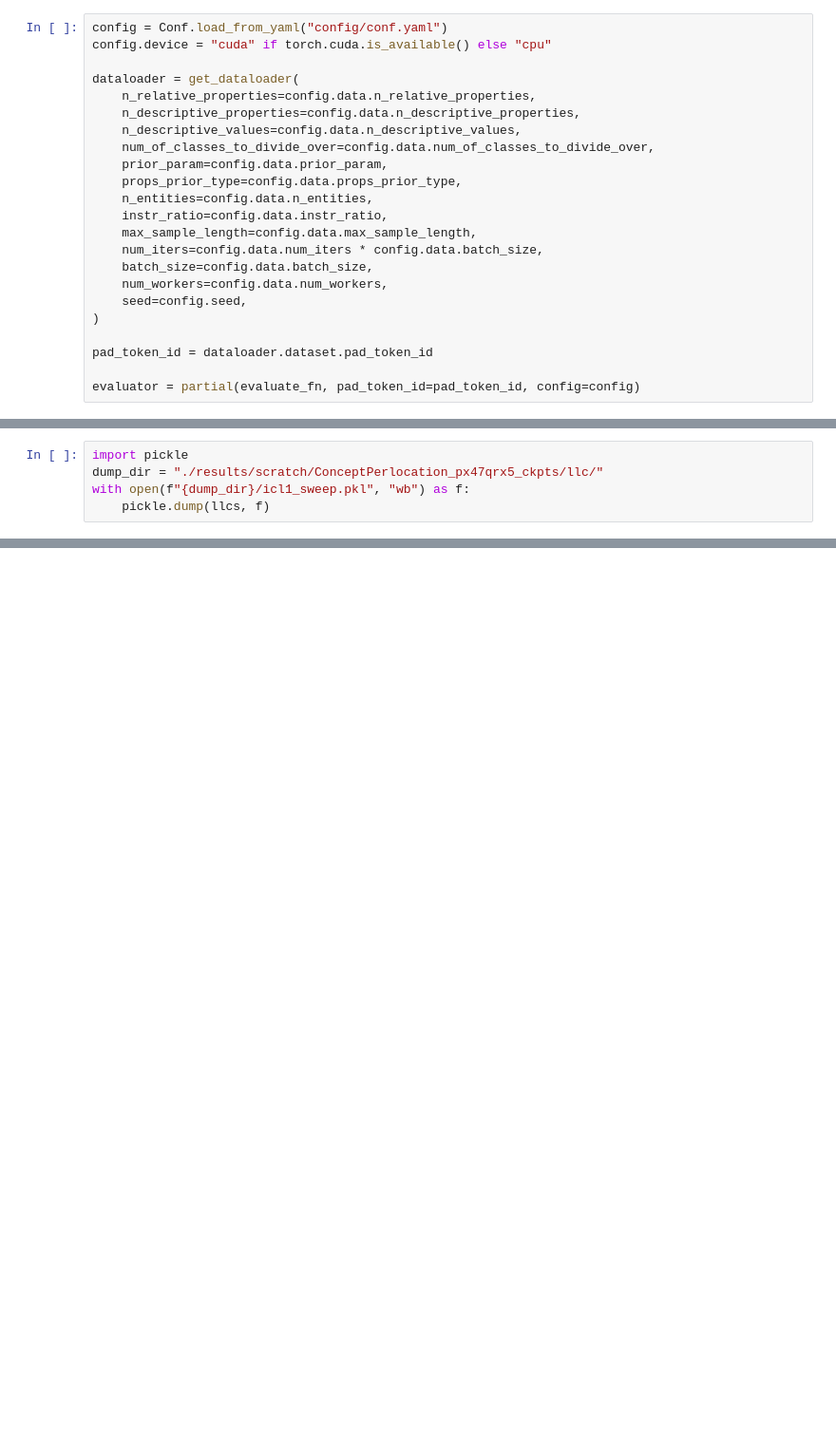
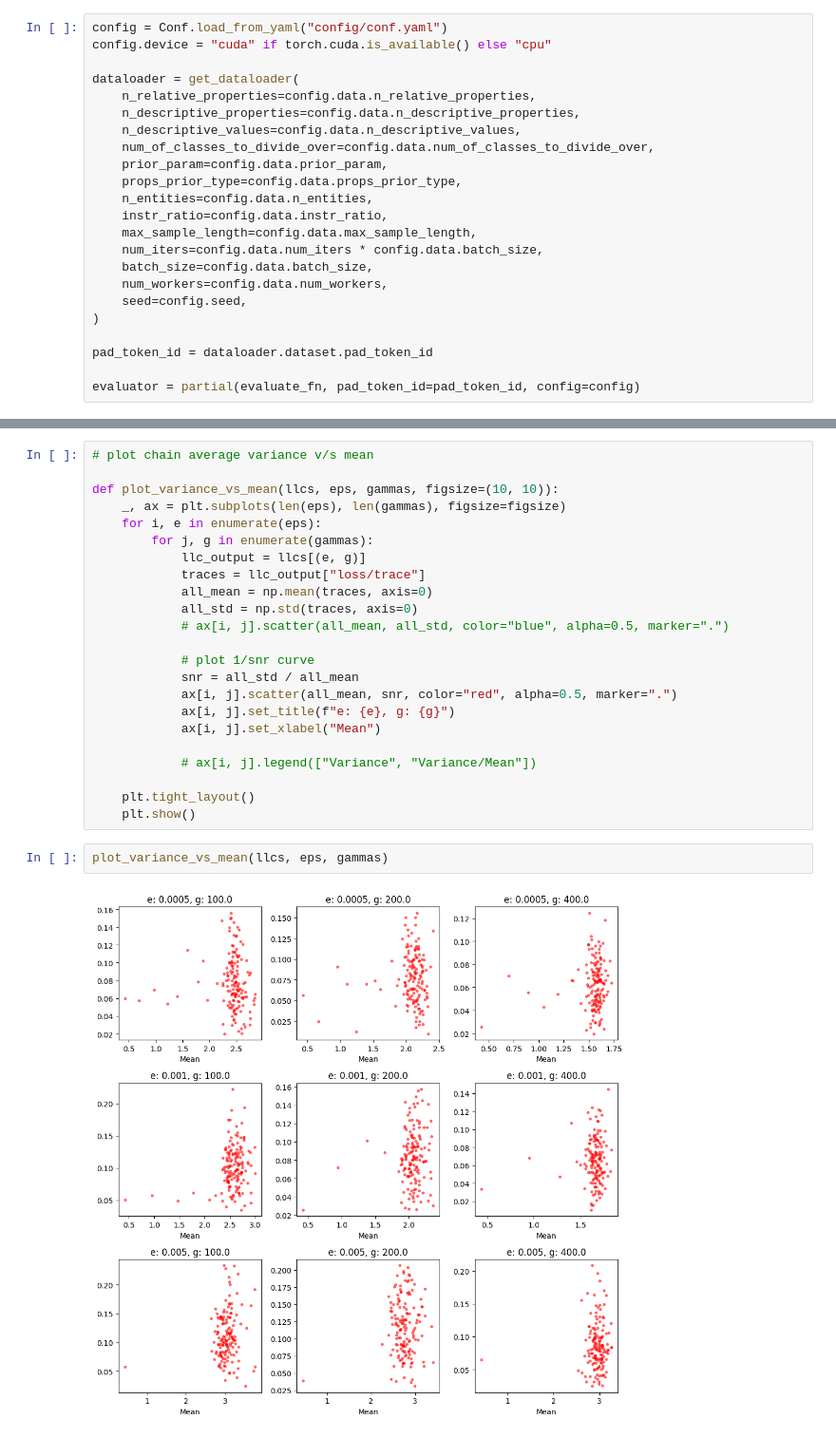
Before and after one commit to cybershiptrooper/ConceptPercolation, a Jupyter notebook: icl1_sweep.ipynb, the cells around one changed output, grey strips where cells are left out. Shown at 95% size. Saved outputs shown, nothing was run; the diff lists cells and outputs as text; blank space fills up the shorter version.

```diff
--- a/icl1_sweep.ipynb
+++ b/icl1_sweep.ipynb
@@ -176,5 +156,0 @@ plt.tight_layout()
-# %%
-import pickle
-dump_dir = "./results/scratch/ConceptPerlocation_px47qrx5_ckpts/llc/"
-with open(f"{dump_dir}/icl1_sweep.pkl", "wb") as f:
-    pickle.dump(llcs, f)
@@ -180,0 +161,27 @@ with open(f"{dump_dir}/icl1_sweep.pkl", "wb") as f:
+# %%
+# plot chain average variance v/s mean
+
+def plot_variance_vs_mean(llcs, eps, gammas, figsize=(10, 10)):
+    _, ax = plt.subplots(len(eps), len(gammas), figsize=figsize)
+    for i, e in enumerate(eps):
+        for j, g in enumerate(gammas):
+            llc_output = llcs[(e, g)]
+            traces = llc_output["loss/trace"]
+            all_mean = np.mean(traces, axis=0)
+            all_std = np.std(traces, axis=0)
+            # ax[i, j].scatter(all_mean, all_std, color="blue", alpha=0.5, marker=".")
+
+            # plot 1/snr curve
+            snr = all_std / all_mean
+            ax[i, j].scatter(all_mean, snr, color="red", alpha=0.5, marker=".")
+            ax[i, j].set_title(f"e: {e}, g: {g}")
+            ax[i, j].set_xlabel("Mean")
+
+            # ax[i, j].legend(["Variance", "Variance/Mean"])
+
+    plt.tight_layout()
+    plt.show()
+# %%
+plot_variance_vs_mean(llcs, eps, gammas)
+# %% [output]
+[figure, added]
```
Also changed, not shown: parts of 13 cells of this notebook, 4 other files.
